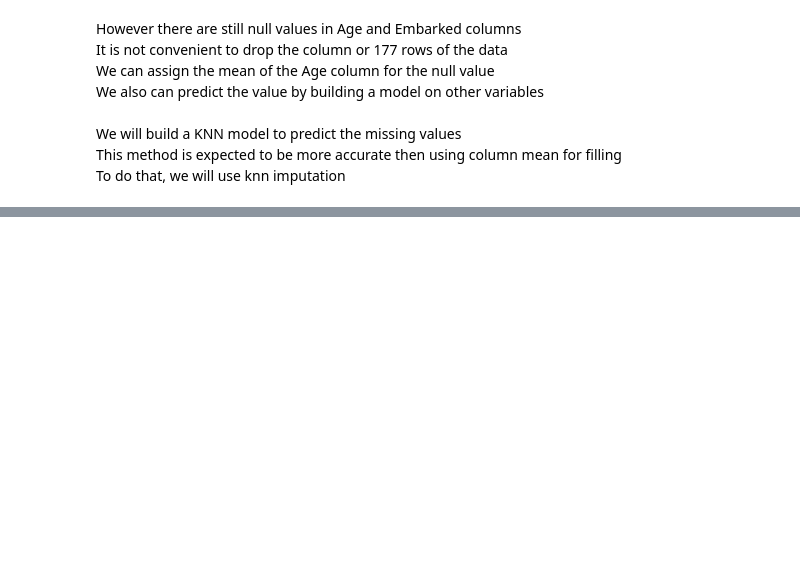
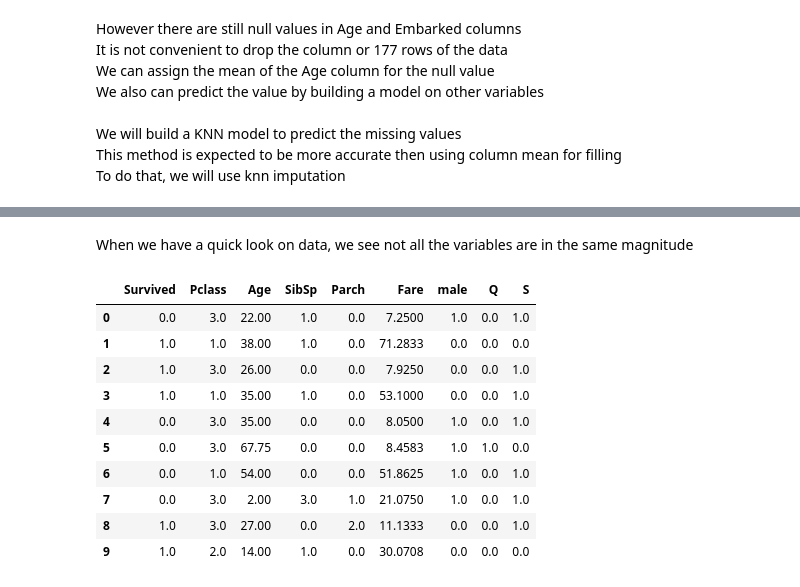
Before and after one commit to emresahinozden/Titanic-Classification, a Jupyter notebook: Titanic.ipynb, the cells around one changed output, grey strips where cells are left out. Cells and saved outputs as stored; diff of their text form; code cells hidden in the pictures; blank space fills up the shorter version.

```diff
--- a/Titanic.ipynb
+++ b/Titanic.ipynb
@@ -284,0 +374,16 @@ dtype: int64
+# %% [markdown]
+When we have a quick look on data, we see not all the variables are in the same magnitude
+# %%
+data_train.head(10)
+# %% [output]
+|  | Survived | Pclass | Age | SibSp | Parch | Fare | male | Q | S |
+| 0 | 0.0 | 3.0 | 22.00 | 1.0 | 0.0 | 7.2500 | 1.0 | 0.0 | 1.0 |
+| 1 | 1.0 | 1.0 | 38.00 | 1.0 | 0.0 | 71.2833 | 0.0 | 0.0 | 0.0 |
+| 2 | 1.0 | 3.0 | 26.00 | 0.0 | 0.0 | 7.9250 | 0.0 | 0.0 | 1.0 |
+| 3 | 1.0 | 1.0 | 35.00 | 1.0 | 0.0 | 53.1000 | 0.0 | 0.0 | 1.0 |
+| 4 | 0.0 | 3.0 | 35.00 | 0.0 | 0.0 | 8.0500 | 1.0 | 0.0 | 1.0 |
+| 5 | 0.0 | 3.0 | 67.75 | 0.0 | 0.0 | 8.4583 | 1.0 | 1.0 | 0.0 |
+| 6 | 0.0 | 1.0 | 54.00 | 0.0 | 0.0 | 51.8625 | 1.0 | 0.0 | 1.0 |
+| 7 | 0.0 | 3.0 | 2.00 | 3.0 | 1.0 | 21.0750 | 1.0 | 0.0 | 1.0 |
+| 8 | 1.0 | 3.0 | 27.00 | 0.0 | 2.0 | 11.1333 | 0.0 | 0.0 | 1.0 |
+| 9 | 1.0 | 2.0 | 14.00 | 1.0 | 0.0 | 30.0708 | 0.0 | 0.0 | 0.0 |
```
Also changed, not shown: parts of 41 cells of this notebook.
